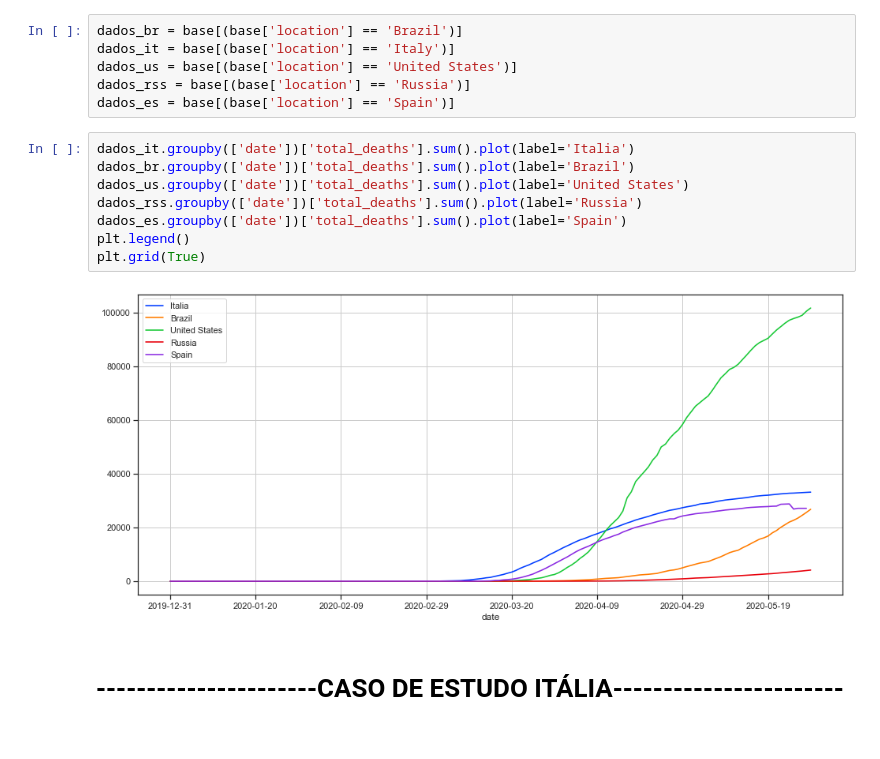
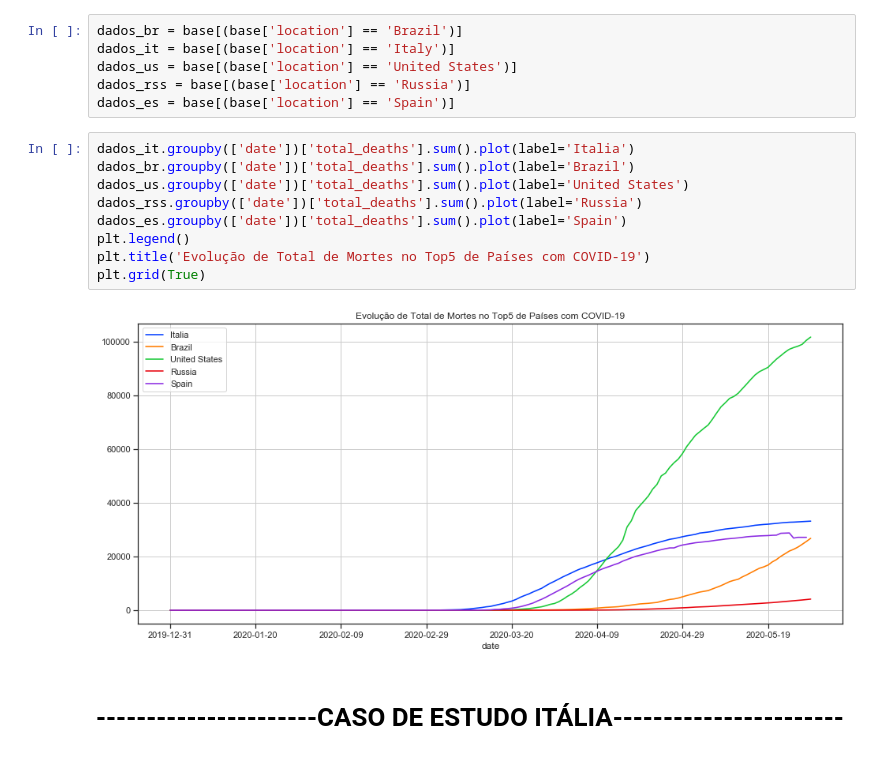
Before and after one commit to AnaPinto16/Epidemologia_SIG, a Jupyter notebook: NEW/Notebooks/Gráficos.ipynb, the cells around one changed output. Saved outputs shown, nothing was run; the diff lists cells and outputs as text.

```diff
--- a/NEW/Notebooks/Gráficos.ipynb
+++ b/NEW/Notebooks/Gráficos.ipynb
@@ -82,13 +84,14 @@ dados_es = base[(base['location'] == 'Spain')]
 # %%
 dados_it.groupby(['date'])['total_deaths'].sum().plot(label='Italia')
 dados_br.groupby(['date'])['total_deaths'].sum().plot(label='Brazil')
 dados_us.groupby(['date'])['total_deaths'].sum().plot(label='United States')
 dados_rss.groupby(['date'])['total_deaths'].sum().plot(label='Russia')
 dados_es.groupby(['date'])['total_deaths'].sum().plot(label='Spain')
 plt.legend()
+plt.title('Evolução de Total de Mortes no Top5 de Países com COVID-19')
 plt.grid(True)
 # %% [output]
-[figure, old version]
+[figure, new version]
 # %% [markdown]
 # ----------------------CASO DE ESTUDO ITÁLIA-----------------------
 # %% [markdown]
```
Also changed, not shown: parts of 4 cells of this notebook.
